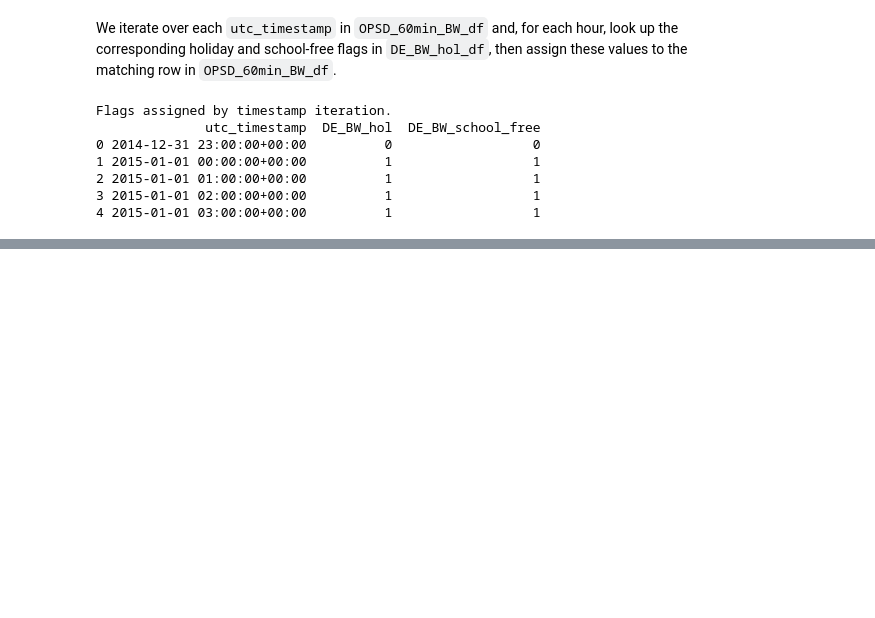
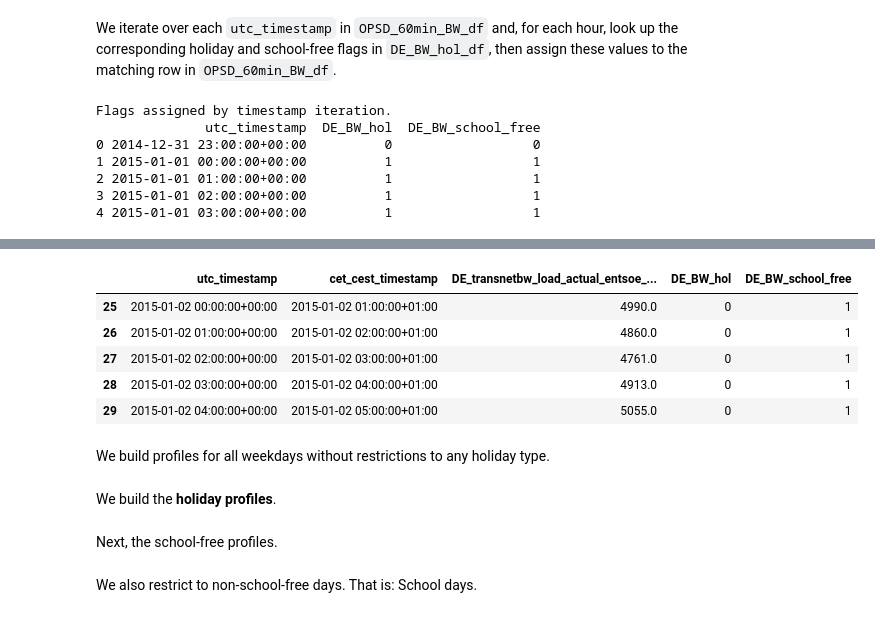
Before and after one commit to F-Skorz/electricity-demand-project, a Jupyter notebook: notebooks/04_EngineerHolidaynessFeature.ipynb, the cells around one changed output, grey strips where cells are left out. Drawn from its saved outputs; the diff is of its cells as text; code cells hidden in the pictures; blank space fills up the shorter version.

```diff
--- a/notebooks/04_EngineerHolidaynessFeature.ipynb
+++ b/notebooks/04_EngineerHolidaynessFeature.ipynb
@@ -114,0 +136,11 @@ BW_load_hol_df
+# %%
+BW_load_hol_df[fri_mask ].head(5)
+# %% [output]
+|  | utc_timestamp | cet_cest_timestamp | DE_transnetbw_load_actual_entsoe_... | DE_BW_hol | DE_BW_school_free |
+| 25 | 2015-01-02 00:00:00+00:00 | 2015-01-02 01:00:00+01:00 | 4990.0 | 0 | 1 |
+| 26 | 2015-01-02 01:00:00+00:00 | 2015-01-02 02:00:00+01:00 | 4860.0 | 0 | 1 |
+| 27 | 2015-01-02 02:00:00+00:00 | 2015-01-02 03:00:00+01:00 | 4761.0 | 0 | 1 |
+| 28 | 2015-01-02 03:00:00+00:00 | 2015-01-02 04:00:00+01:00 | 4913.0 | 0 | 1 |
+| 29 | 2015-01-02 04:00:00+00:00 | 2015-01-02 05:00:00+01:00 | 5055.0 | 0 | 1 |
+# %% [markdown]
+We build profiles for all weekdays without restrictions to any holiday type.
@@ -114,0 +176,2 @@ BW_load_hol_df
+# %% [markdown]
+We build the **holiday profiles**.
@@ -114,0 +207,2 @@ BW_load_hol_df
+# %% [markdown]
+Next, the school-free profiles.
@@ -114,0 +238,2 @@ BW_load_hol_df
+# %% [markdown]
+We also restrict to non-school-free days. That is: School days.
```
Also changed, not shown: parts of 11 cells of this notebook, 3 other files.
